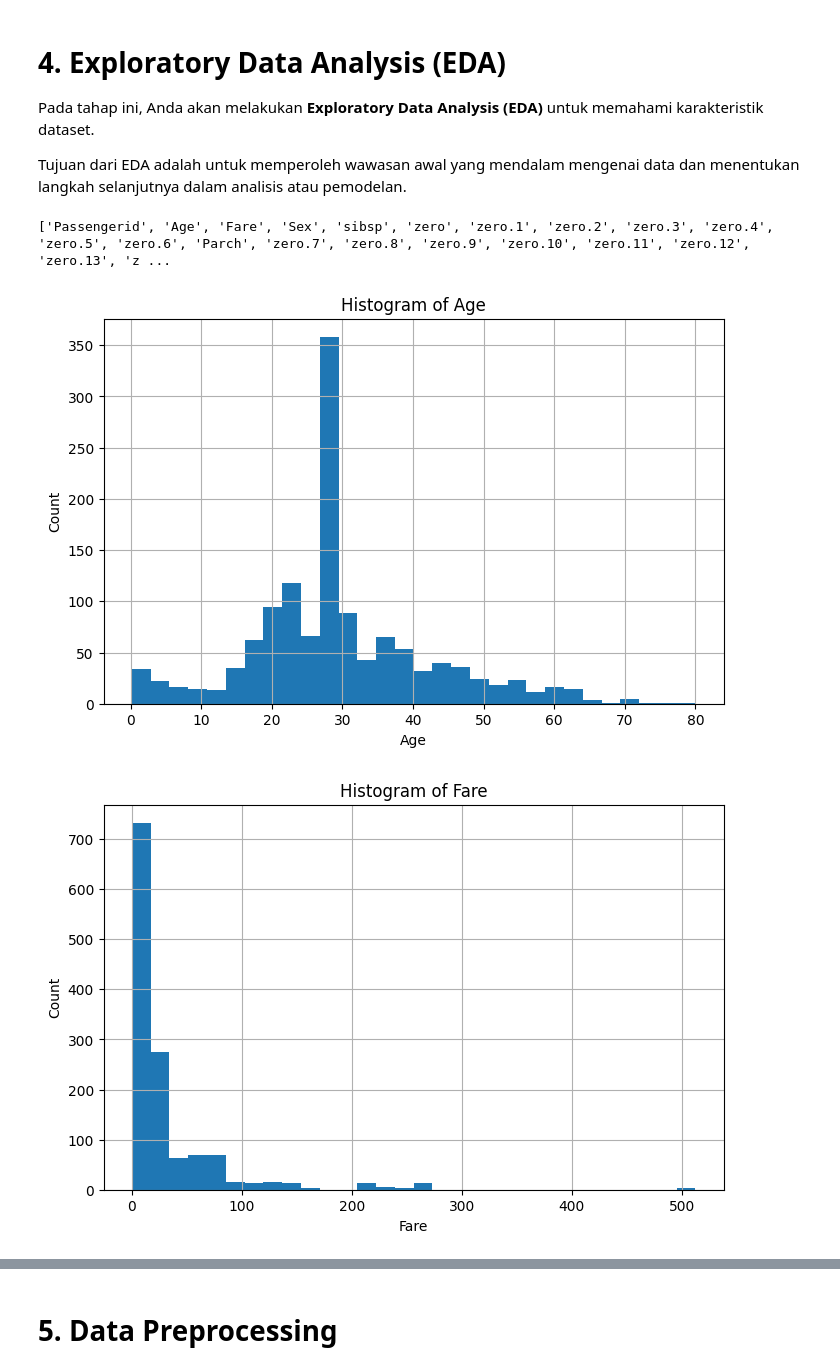
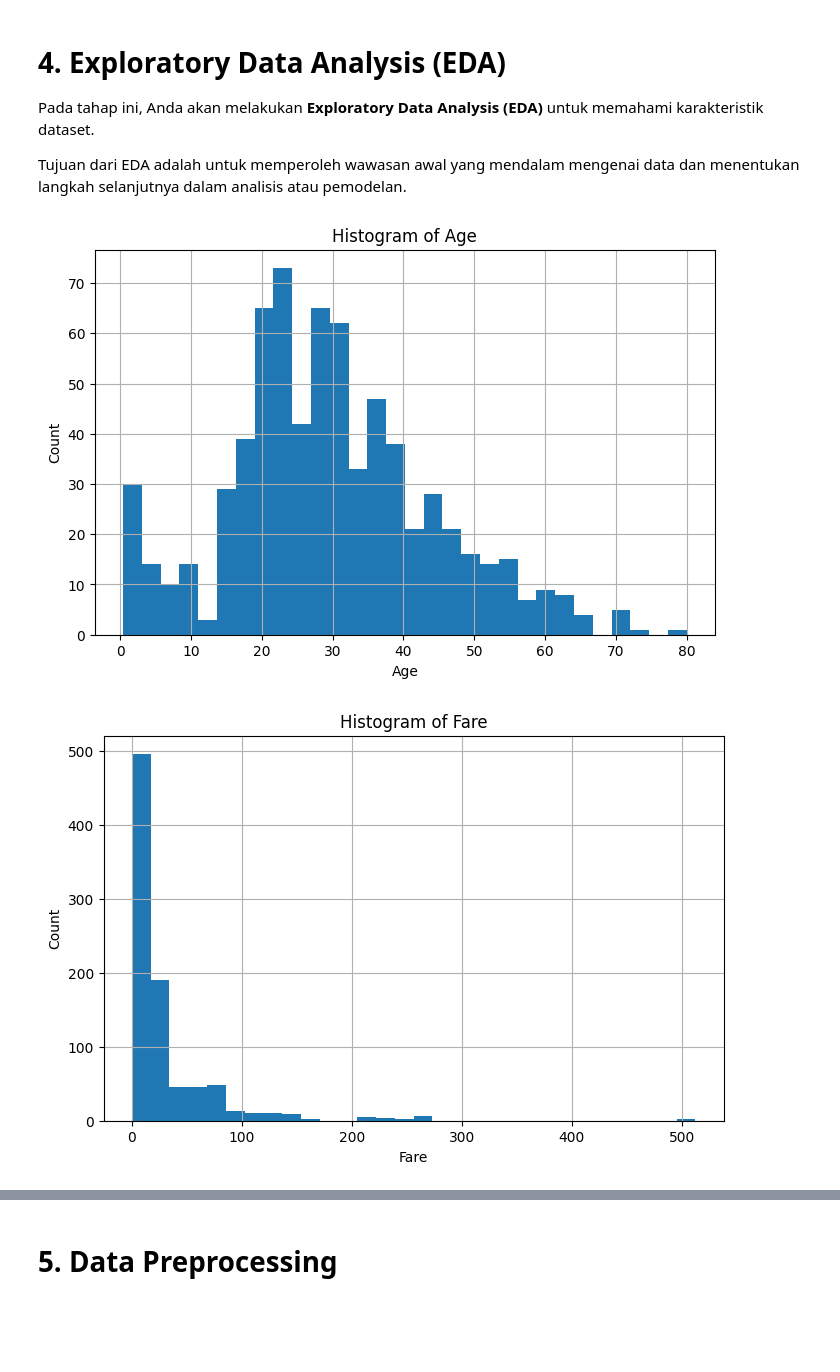
Before and after one commit to ekasandyaulia-lgtm/Eksperimen_SML_Eka_Sandy_Aulia_Puspitasari, a Jupyter notebook: Eksperimen_SML_Eka Sandy Aulia Puspitasari.ipynb, the cells around one changed output, grey strips where cells are left out. Drawn from its saved outputs; the diff is of its cells as text; code cells hidden in the pictures; blank space fills up the shorter version.

```diff
--- a/Eksperimen_SML_Eka Sandy Aulia Puspitasari.ipynb
+++ b/Eksperimen_SML_Eka Sandy Aulia Puspitasari.ipynb
@@ -23,6 +25,6 @@ Jika dataset berada di Google Drive, pastikan Anda menghubungkan Google Drive ke
 
 Jika dataset berupa unstructured data, silakan sesuaikan dengan format seperti kelas Machine Learning Pengembangan atau Machine Learning Terapan
 # %%
-data = pd.read_csv('titanic.csv')
+data = pd.read_csv('train.csv')
 data.head()
 # %% [output]
@@ -39,11 +40,6 @@ data.head()
 Pada tahap ini, Anda akan melakukan **Exploratory Data Analysis (EDA)** untuk memahami karakteristik dataset.
 
 Tujuan dari EDA adalah untuk memperoleh wawasan awal yang mendalam mengenai data dan menentukan langkah selanjutnya dalam analisis atau pemodelan.
-# %%
-# Lihat semua kolom beserta karakter tersembunyi
-print(list(data.columns))
-# %% [output]
-['Passengerid', 'Age', 'Fare', 'Sex', 'sibsp', 'zero', 'zero.1', 'zero.2', 'zero.3', 'zero.4', 'zero.5', 'zero.6', 'Parch', 'zero.7', 'zero.8', 'zero.9', 'zero.10', 'zero.11', 'zero.12', 'zero.13', 'z ...
 # %%
 # HISTOGRAM
 plt.figure(figsize=(8,5))
@@ -65,33 +61,33 @@ plt.figure(figsize=(8,5))
 sns.boxplot(x=data['Age'])
 plt.title('Boxplot of Age')
 plt.show()
 
 plt.figure(figsize=(8,5))
 sns.boxplot(x=data['Fare'])
 plt.title('Boxplot of Fare')
 plt.show()
 
 # SCATTERPLOT
 plt.figure(figsize=(8,5))
 sns.scatterplot(x=data['Age'], y=data['Fare'], hue=data['Survived'])
 plt.title('Scatterplot of Age vs Fare (Survived)')
 plt.show()
 
 plt.figure(figsize=(8,5))
-sns.scatterplot(x=data['sibsp'], y=data['Parch'], hue=data['Survived'])
+sns.scatterplot(x=data['SibSp'], y=data['Parch'], hue=data['Survived'])
 plt.title('Scatterplot of SibSp vs Parch (Survived)')
 plt.show()
 
 # COUNT PLOT (KATEGORIKAL)
 plt.figure(figsize=(8,5))
 sns.countplot(x='Pclass', hue='Survived', data=data)
 plt.title('Passenger Class vs Survived')
 plt.show()
 
 plt.figure(figsize=(8,5))
 sns.countplot(x='Sex', hue='Survived', data=data)
 plt.title('Sex vs Survived')
 plt.show()
 # %% [output]
-[figure, old version]
+[figure, new version]
-[figure, old version]
+[figure, new version]
```
Also changed, not shown: parts of 14 cells of this notebook, 1 other file.
